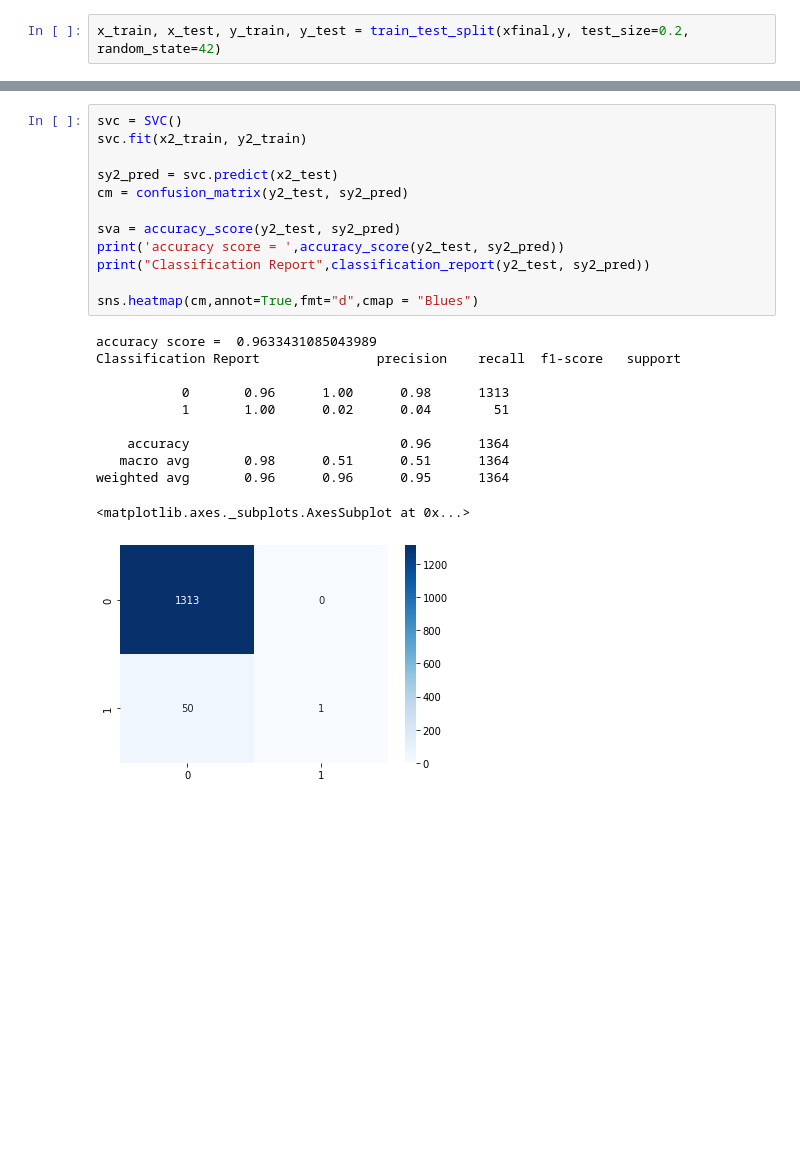
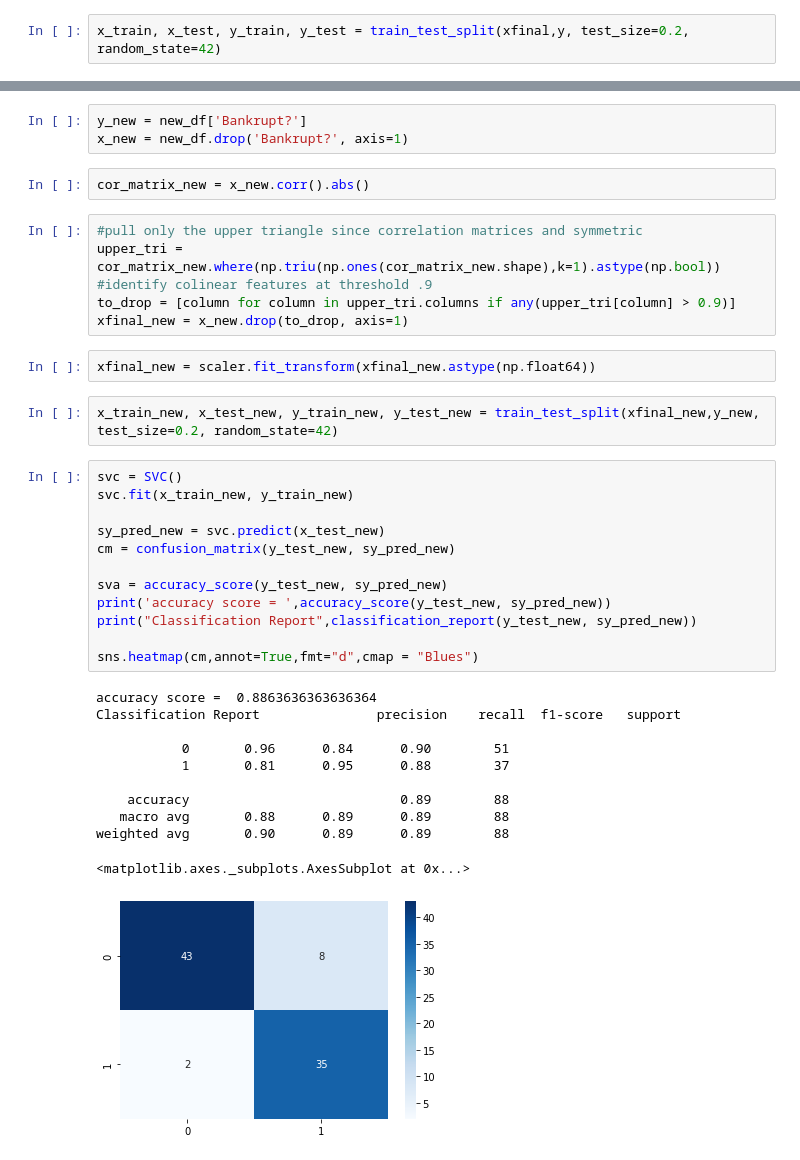
Before and after one commit to erinmcmahon26/Company-Bankruptcy-Prediction, a Jupyter notebook: Company_Bankruptcy_Feature_Selection.ipynb, the cells around one changed output, grey strips where cells are left out. Saved outputs shown, nothing was run; the diff lists cells and outputs as text; blank space fills up the shorter version.

```diff
--- a/Company_Bankruptcy_Feature_Selection.ipynb
+++ b/Company_Bankruptcy_Feature_Selection.ipynb
@@ -101,24 +155,39 @@ weighted avg       0.96      0.96      0.95      1364
+# %%
+y_new = new_df['Bankrupt?']
+x_new = new_df.drop('Bankrupt?', axis=1)
+# %%
+cor_matrix_new = x_new.corr().abs()
+# %%
+#pull only the upper triangle since correlation matrices and symmetric
+upper_tri = cor_matrix_new.where(np.triu(np.ones(cor_matrix_new.shape),k=1).astype(np.bool))
+#identify colinear features at threshold .9
+to_drop = [column for column in upper_tri.columns if any(upper_tri[column] > 0.9)]
+xfinal_new = x_new.drop(to_drop, axis=1)
+# %%
+xfinal_new = scaler.fit_transform(xfinal_new.astype(np.float64))
+# %%
+x_train_new, x_test_new, y_train_new, y_test_new = train_test_split(xfinal_new,y_new, test_size=0.2, random_state=42)
 # %%
 svc = SVC()
-svc.fit(x2_train, y2_train)
+svc.fit(x_train_new, y_train_new)
 
-sy2_pred = svc.predict(x2_test)
-cm = confusion_matrix(y2_test, sy2_pred)
+sy_pred_new = svc.predict(x_test_new)
+cm = confusion_matrix(y_test_new, sy_pred_new)
 
-sva = accuracy_score(y2_test, sy2_pred)
-print('accuracy score = ',accuracy_score(y2_test, sy2_pred))
-print("Classification Report",classification_report(y2_test, sy2_pred))
+sva = accuracy_score(y_test_new, sy_pred_new)
+print('accuracy score = ',accuracy_score(y_test_new, sy_pred_new))
+print("Classification Report",classification_report(y_test_new, sy_pred_new))
 
 sns.heatmap(cm,annot=True,fmt="d",cmap = "Blues")
 # %% [output]
-accuracy score =  0.9633431085043989
+accuracy score =  0.8863636363636364
 Classification Report               precision    recall  f1-score   support
 
-           0       0.96      1.00      0.98      1313
-           1       1.00      0.02      0.04        51
+           0       0.96      0.84      0.90        51
+           1       0.81      0.95      0.88        37
 
-    accuracy                           0.96      1364
-   macro avg       0.98      0.51      0.51      1364
-weighted avg       0.96      0.96      0.95      1364
+    accuracy                           0.89        88
+   macro avg       0.88      0.89      0.89        88
+weighted avg       0.90      0.89      0.89        88
 <matplotlib.axes._subplots.AxesSubplot at 0x...>
-[figure, old version]
+[figure, new version]
```
Also changed, not shown: parts of 19 cells of this notebook.
